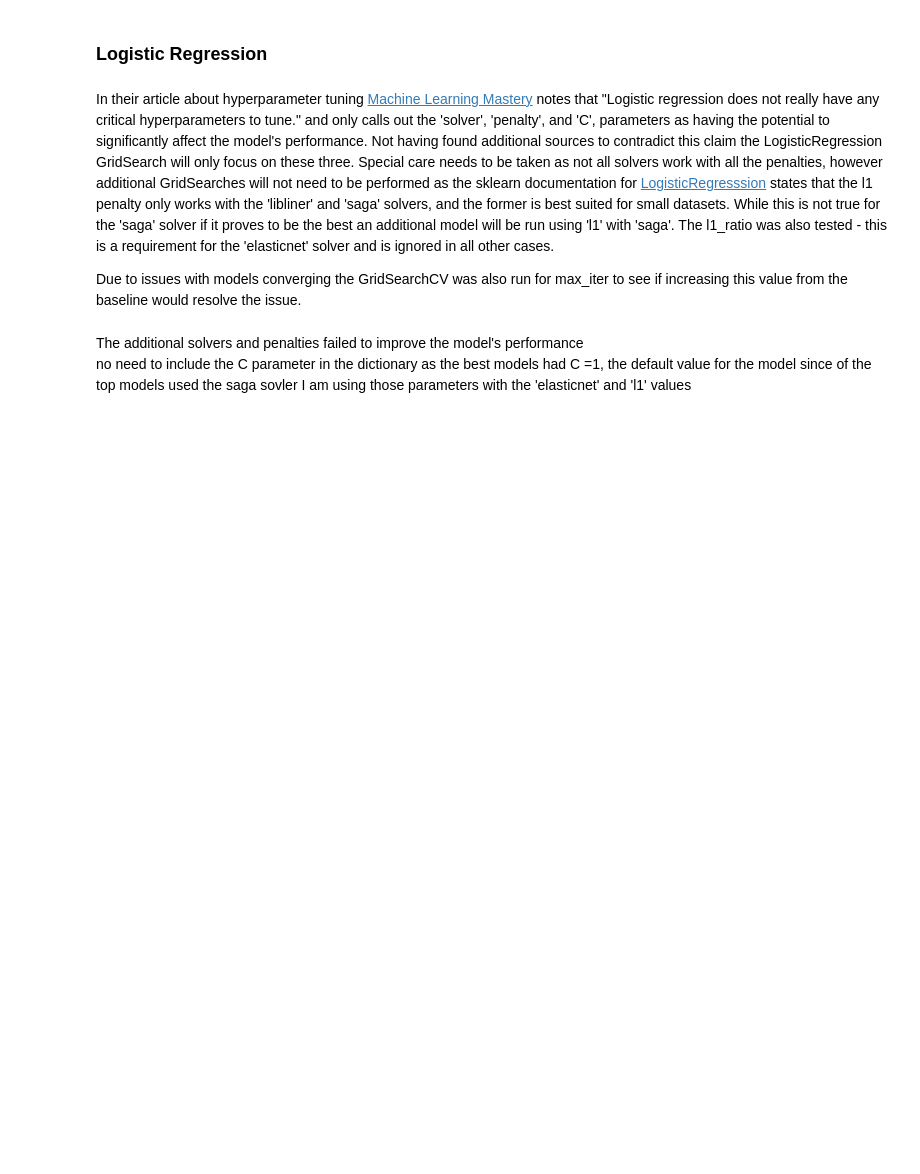
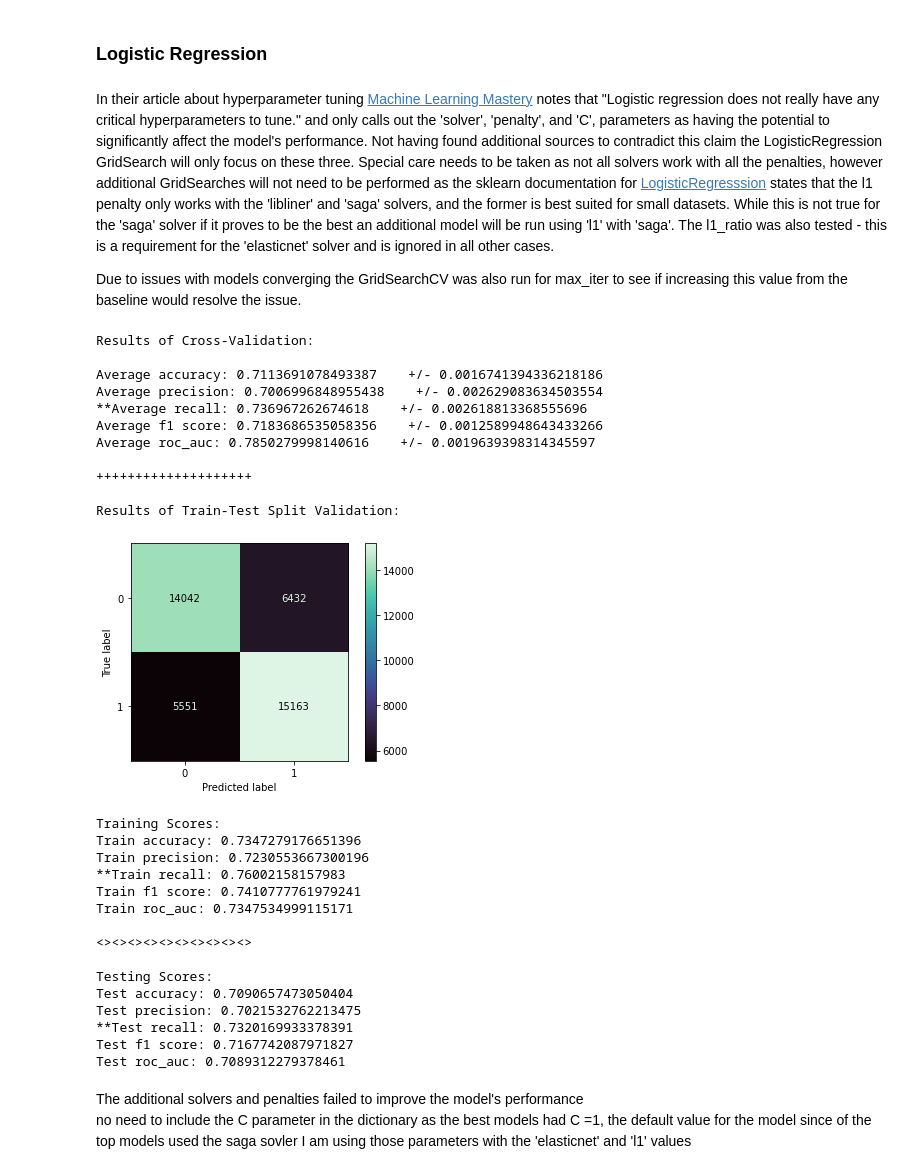
Before and after one commit to AJMarshall-25/NLP_Recipe_Analysis, a Jupyter notebook: recipe-classification-with-nlp-v3.ipynb, the cells around one changed output. Drawn from its saved outputs; the diff is of its cells as text; code cells hidden in the pictures; blank space fills up the shorter version.

```diff
--- a/recipe-classification-with-nlp-v3.ipynb
+++ b/recipe-classification-with-nlp-v3.ipynb
@@ -1453,12 +1510,38 @@ In their article about hyperparameter tuning [Machine Learning Mastery](https://
 
 Due to issues with models converging the GridSearchCV was also run for max_iter to see if increasing this value from the baseline would resolve the issue.
 # %%
-lr_pipe = Pipeline([
-    ('tfidf', TfidfVectorizer(max_df = .95)),
-    ('lr', LogisticRegression(penalty='elasticnet', solver='saga', l1_ratio = .25))
-])
+final_lr = LogisticRegression(penalty='elasticnet', solver='saga', l1_ratio = .25)
 
-evaluate(lr_pipe, X_train, X_test, y_train, y_test)
+
+evaluate(final_lr, X_train_tfidf95, X_test_tfidf95, y_train, y_test)
+# %% [output]
+Results of Cross-Validation:
+
+Average accuracy: 0.7113691078493387    +/- 0.0016741394336218186
+Average precision: 0.7006996848955438    +/- 0.002629083634503554
+**Average recall: 0.736967262674618    +/- 0.002618813368555696
+Average f1 score: 0.7183686535058356    +/- 0.0012589948643433266
+Average roc_auc: 0.7850279998140616    +/- 0.0019639398314345597
+
+++++++++++++++++++++
+
+Results of Train-Test Split Validation:
+[figure, added]
+Training Scores:
+Train accuracy: 0.7347279176651396
+Train precision: 0.7230553667300196
+**Train recall: 0.76002158157983
+Train f1 score: 0.7410777761979241
+Train roc_auc: 0.7347534999115171
+
+<><><><><><><><><><>
+
+Testing Scores:
+Test accuracy: 0.7090657473050404
+Test precision: 0.7021532762213475
+**Test recall: 0.7320169933378391
+Test f1 score: 0.7167742087971827
+Test roc_auc: 0.7089312279378461
 # %%
 #display full contents of columns so can see all params
 pd.set_option('display.max_colwidth', -1)
```
Also changed, not shown: parts of 6 cells of this notebook.
